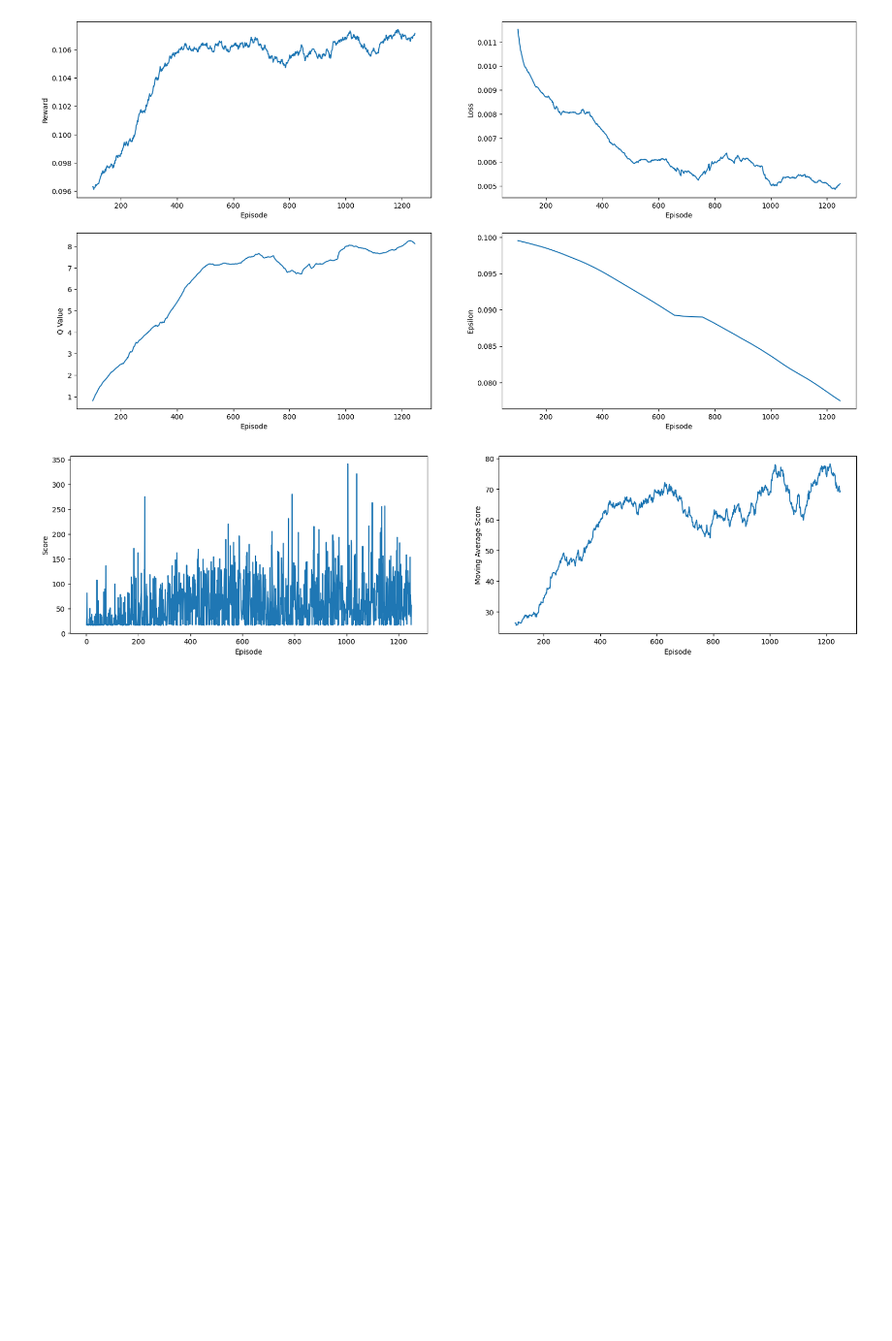
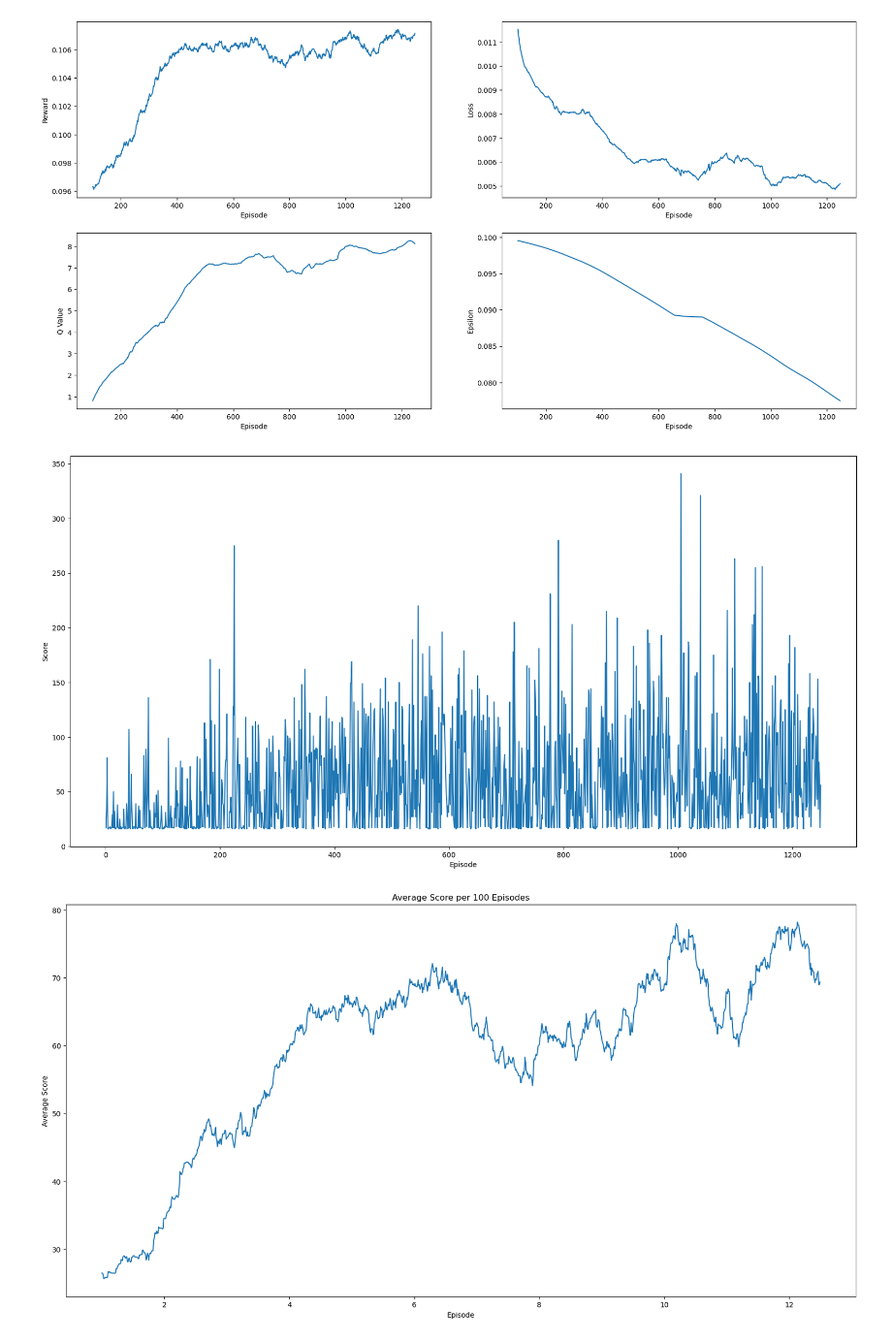
Before and after one commit to AshkanGanj/RL-Dino-DeepQLearning, a Jupyter notebook: visualization.ipynb, the cells around one changed output. Shown: that part at 97% size. Drawn from its saved outputs; the diff is of its cells as text; code cells hidden in the pictures; blank space fills up the shorter version.

Commit message:
add average scores per 100 games

```diff
--- a/visualization.ipynb
+++ b/visualization.ipynb
@@ -34,18 +34,32 @@ plt.show()
 # %%
 df = pd.read_csv("scores.csv", header=None)
 df.columns = ["score"]
 # add new column for episode
 df["episode"] = df.index + 1
-
 plt.figure(figsize=(20, 10))
-plt.subplot(2, 2, 1)
 plt.plot(df["episode"], df["score"])
 plt.xlabel("Episode")
 plt.ylabel("Score")
-plt.subplot(2, 2, 2)
-plt.plot(df["episode"], df["score"].rolling(100).mean())
+
+
+# calculate the average score per 100 episodes and draw a graph
+def calculate_average_score_per_100_episodes():
+    df = pd.read_csv("scores.csv", header=None)
+    df.columns = ["score"]
+    df["episode"] = df.index + 1
+    df["average_score"] = df["score"].rolling(100).mean()
+    df = df.dropna()
+    df = df.reset_index(drop=True)
+    return df
+
+
+df = calculate_average_score_per_100_episodes()
+plt.figure(figsize=(20, 10))
+plt.title("Average Score per 100 Episodes")
+plt.plot(df["episode"]/100, df["average_score"])
 plt.xlabel("Episode")
-plt.ylabel("Moving Average Score")
+plt.ylabel("Average Score")
 plt.show()
 # %% [output]
-[figure, old version]
+[figure, new version]
+[figure, added]
```
